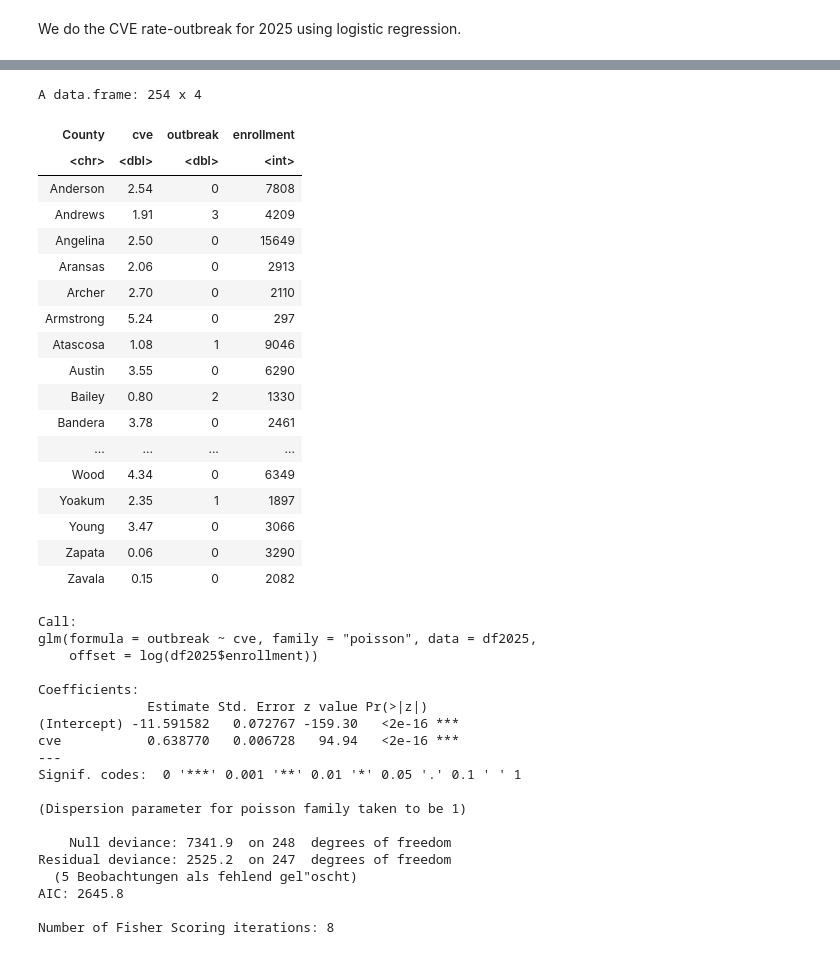
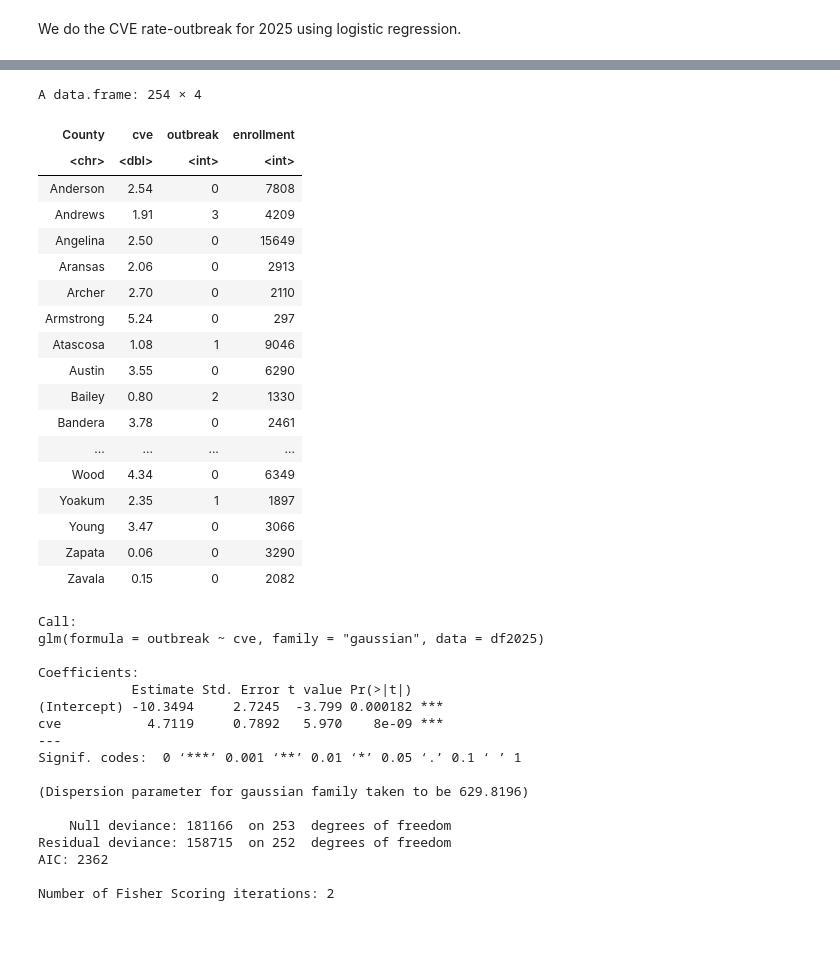
Before and after one commit to loganlfowler/Measles-Outbreak-and-Public-Policy-Reluctance, a Jupyter notebook: 2026SP-stat/CVE-outbreak.ipynb, the cells around one changed output, grey strips where cells are left out. Cells and saved outputs as stored; diff of their text form; code cells hidden in the pictures.

```diff
--- a/2026SP-stat/CVE-outbreak.ipynb
+++ b/2026SP-stat/CVE-outbreak.ipynb
@@ -6,7 +7,7 @@ library(tidyverse)
 # %%
 # loading data
-outbreak <- read.csv("data/Outbreak.csv")
-cve <- read.csv("data/CVE.csv")
+outbreak <- read.csv("/Users/zxt/Desktop/OR Lab 26/Measles-Outbreak-and-Public-Policy-Reluctance/2026SP-stat/data/Outbreak.csv")
+cve <- read.csv("/Users/zxt/Desktop/OR Lab 26/Measles-Outbreak-and-Public-Policy-Reluctance/2026SP-stat/data/CVE.csv")
 # %%
 df <- cve %>%
   inner_join(outbreak, by = "County",
@@ -60,7 +65,8 @@ AIC: 211.56
 
 Number of Fisher Scoring iterations: 4
 # %%
-count <- read.csv("data/count.csv")
+count <- read.csv("/Users/zxt/Desktop/OR Lab 26/Measles-Outbreak-and-Public-Policy-Reluctance/2026SP-stat/data/count.csv")
+
 df <- cve %>%
   inner_join(count, by = "County",
              suffix = c("_cve", "_count"))
@@ -72,7 +78,6 @@ df2025 <- df %>%
   )
 df2025$cve <- gsub("%", "", df2025$cve)
 df2025$cve <- as.numeric(df2025$cve)
-df2025$outbreak <- as.numeric(df2025$outbreak)
 pr <- glm(outbreak ~ cve, data = df2025, family = "poisson")
 coef(pr)
 summary(pr)
@@ -132,19 +137,19 @@ A data.frame: 253 x 2
 # %%
 df2025 <- df2025 %>%
   left_join(enrollment, by = "County") %>%
   transmute(
     County,
     cve,
     outbreak,
     enrollment = Enrollment.Sum
   )
 View(df2025)
-pr2 <- glm(outbreak ~ cve, offset=log(df2025$enrollment), data = df2025, family = "poisson")
-summary(pr2)
+pr <- glm(outbreak ~ cve, data = df2025, family = "gaussian")
+summary(pr)
 # %% [output]
-A data.frame: 254 x 4
+A data.frame: 254 × 4
 | County | cve | outbreak | enrollment |
-| <chr> | <dbl> | <dbl> | <int> |
+| <chr> | <dbl> | <int> | <int> |
 | Anderson | 2.54 | 0 | 7808 |
 | Andrews | 1.91 | 3 | 4209 |
 | Angelina | 2.50 | 0 | 15649 |
@@ -162,21 +167,19 @@ A data.frame: 254 x 4
 | Zapata | 0.06 | 0 | 3290 |
 | Zavala | 0.15 | 0 | 2082 |
 Call:
-glm(formula = outbreak ~ cve, family = "poisson", data = df2025,
-    offset = log(df2025$enrollment))
+glm(formula = outbreak ~ cve, family = "gaussian", data = df2025)
 
 Coefficients:
-              Estimate Std. Error z value Pr(>|z|)
-(Intercept) -11.591582   0.072767 -159.30   <2e-16 ***
-cve           0.638770   0.006728   94.94   <2e-16 ***
+            Estimate Std. Error t value Pr(>|t|)
+(Intercept) -10.3494     2.7245  -3.799 0.000182 ***
+cve           4.7119     0.7892   5.970    8e-09 ***
 ---
-Signif. codes:  0 '***' 0.001 '**' 0.01 '*' 0.05 '.' 0.1 ' ' 1
+Signif. codes:  0 ‘***’ 0.001 ‘**’ 0.01 ‘*’ 0.05 ‘.’ 0.1 ‘ ’ 1
 
-(Dispersion parameter for poisson family taken to be 1)
+(Dispersion parameter for gaussian family taken to be 629.8196)
 
-    Null deviance: 7341.9  on 248  degrees of freedom
-Residual deviance: 2525.2  on 247  degrees of freedom
-  (5 Beobachtungen als fehlend gel"oscht)
-AIC: 2645.8
+    Null deviance: 181166  on 253  degrees of freedom
+Residual deviance: 158715  on 252  degrees of freedom
+AIC: 2362
 
-Number of Fisher Scoring iterations: 8
+Number of Fisher Scoring iterations: 2
```
Also changed, not shown: parts of 13 cells of this notebook, 37 other files.
